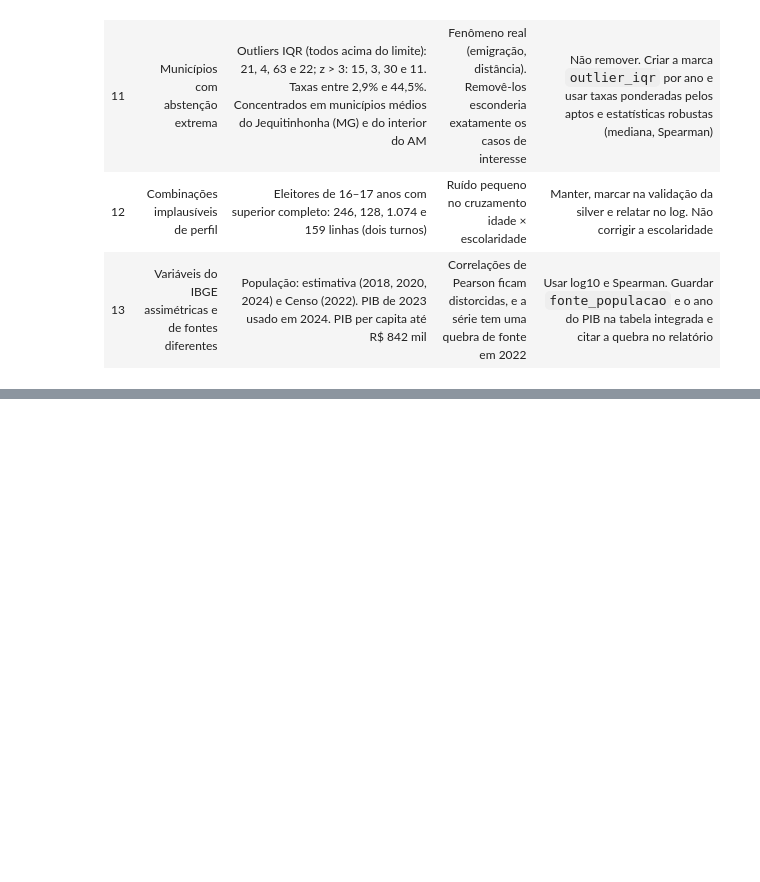
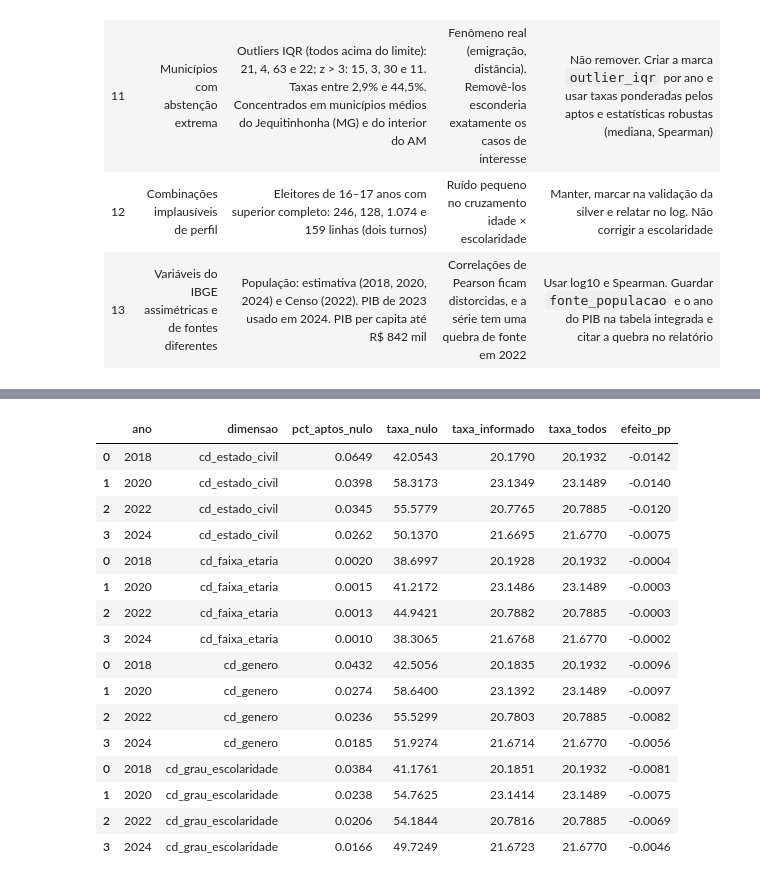
Before and after one commit to GUSTAVOHOOO/bigdata-tse-abstencao, a Jupyter notebook: notebooks/etapa1.ipynb, the cells around one changed output, grey strips where cells are left out. Cells and saved outputs as stored; diff of their text form; code cells hidden in the pictures; blank space fills up the shorter version.

```diff
--- a/notebooks/etapa1.ipynb
+++ b/notebooks/etapa1.ipynb
@@ -1544,0 +1322,34 @@ Para as etapas seguintes ficam três regras. Calcular a taxa sempre dentro de um
+# %%
+# Quem sai das análises por perfil: peso nos aptos e taxa de abstenção (1º turno, sem exterior).
+partes = []
+for col in ["cd_genero", "cd_estado_civil", "cd_faixa_etaria", "cd_grau_escolaridade"]:
+    partes.append(sql(f"""
+        SELECT ano, '{col}' AS dimensao,
+               100 * sum(qt_aptos) FILTER (WHERE {col} IS NULL) / sum(qt_aptos) AS pct_aptos_nulo,
+               100 * sum(qt_abstencao) FILTER (WHERE {col} IS NULL) / sum(qt_aptos) FILTER (WHERE {col} IS NULL) AS taxa_nulo,
+               100 * sum(qt_abstencao) FILTER (WHERE {col} IS NOT NULL) / sum(qt_aptos) FILTER (WHERE {col} IS NOT NULL) AS taxa_informado,
+               100 * sum(qt_abstencao) / sum(qt_aptos) AS taxa_todos
+        FROM silver WHERE nr_turno = 1 AND NOT exterior GROUP BY ano
+    """))
+vies = pd.concat(partes).sort_values(["dimensao", "ano"])
+vies["efeito_pp"] = vies.taxa_informado - vies.taxa_todos  # quanto a taxa muda ao excluir os nulos
+with pd.option_context("display.float_format", "{:.4f}".format):
+    display(vies)
+# %% [output]
+|  | ano | dimensao | pct_aptos_nulo | taxa_nulo | taxa_informado | taxa_todos | efeito_pp |
+| 0 | 2018 | cd_estado_civil | 0.0649 | 42.0543 | 20.1790 | 20.1932 | -0.0142 |
+| 1 | 2020 | cd_estado_civil | 0.0398 | 58.3173 | 23.1349 | 23.1489 | -0.0140 |
+| 2 | 2022 | cd_estado_civil | 0.0345 | 55.5779 | 20.7765 | 20.7885 | -0.0120 |
+| 3 | 2024 | cd_estado_civil | 0.0262 | 50.1370 | 21.6695 | 21.6770 | -0.0075 |
+| 0 | 2018 | cd_faixa_etaria | 0.0020 | 38.6997 | 20.1928 | 20.1932 | -0.0004 |
+| 1 | 2020 | cd_faixa_etaria | 0.0015 | 41.2172 | 23.1486 | 23.1489 | -0.0003 |
+| 2 | 2022 | cd_faixa_etaria | 0.0013 | 44.9421 | 20.7882 | 20.7885 | -0.0003 |
+| 3 | 2024 | cd_faixa_etaria | 0.0010 | 38.3065 | 21.6768 | 21.6770 | -0.0002 |
+| 0 | 2018 | cd_genero | 0.0432 | 42.5056 | 20.1835 | 20.1932 | -0.0096 |
+| 1 | 2020 | cd_genero | 0.0274 | 58.6400 | 23.1392 | 23.1489 | -0.0097 |
+| 2 | 2022 | cd_genero | 0.0236 | 55.5299 | 20.7803 | 20.7885 | -0.0082 |
+| 3 | 2024 | cd_genero | 0.0185 | 51.9274 | 21.6714 | 21.6770 | -0.0056 |
+| 0 | 2018 | cd_grau_escolaridade | 0.0384 | 41.1761 | 20.1851 | 20.1932 | -0.0081 |
+| 1 | 2020 | cd_grau_escolaridade | 0.0238 | 54.7625 | 23.1414 | 23.1489 | -0.0075 |
+| 2 | 2022 | cd_grau_escolaridade | 0.0206 | 54.1844 | 20.7816 | 20.7885 | -0.0069 |
+| 3 | 2024 | cd_grau_escolaridade | 0.0166 | 49.7249 | 21.6723 | 21.6770 | -0.0046 |
```
Also changed, not shown: parts of 53 cells of this notebook, 4 other files.
